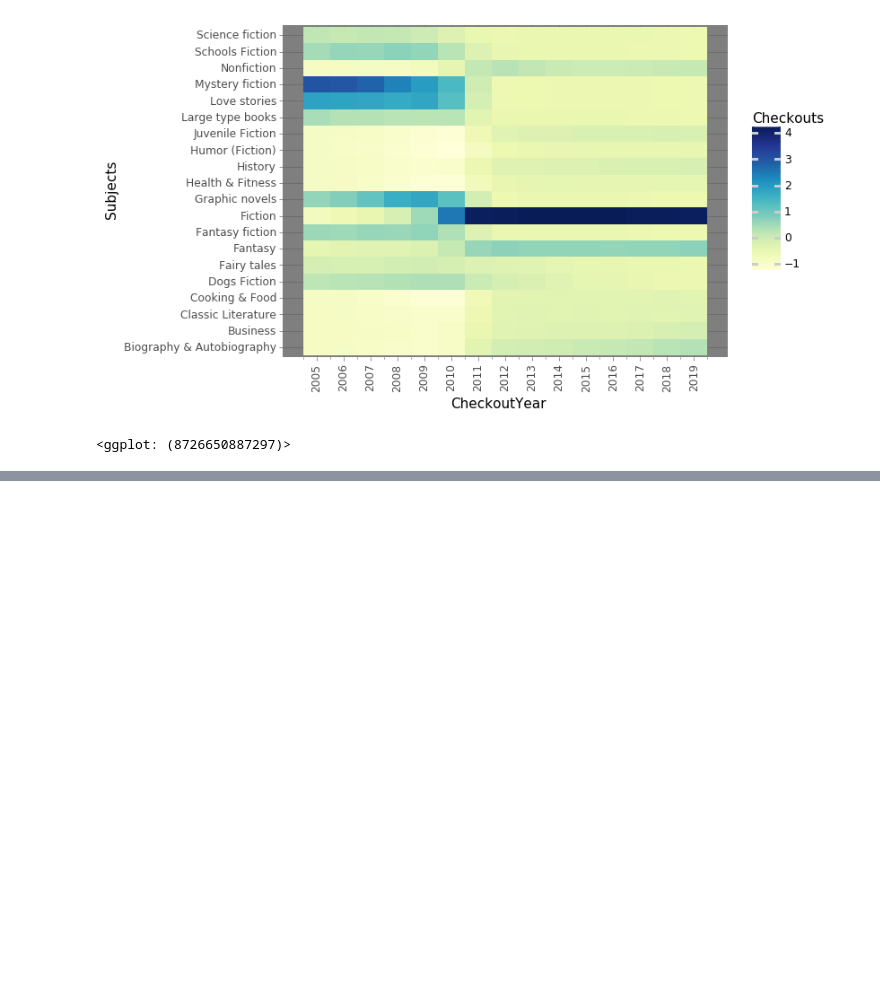
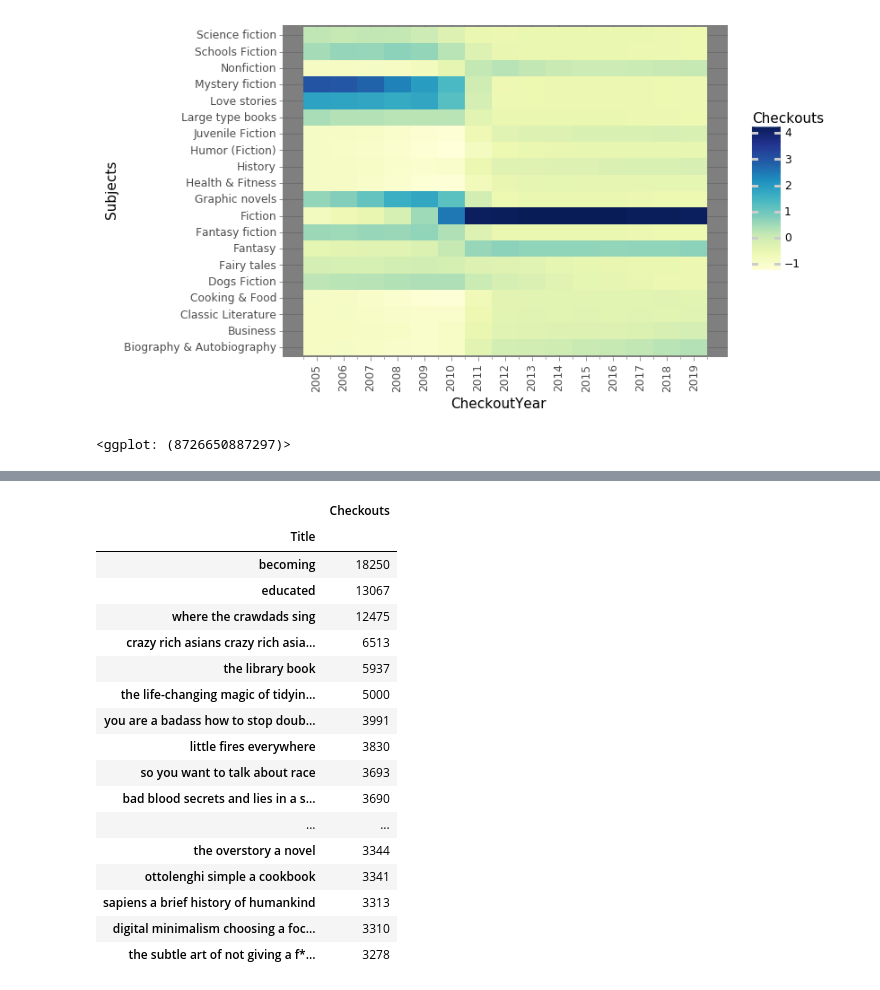
Before and after one commit to rishikanthc/Data-Stories, a Jupyter notebook: seattle-library/exploratory analysis.ipynb, the cells around one changed output, grey strips where cells are left out. Drawn from its saved outputs; the diff is of its cells as text; code cells hidden in the pictures; blank space fills up the shorter version.

```diff
--- a/seattle-library/exploratory analysis.ipynb
+++ b/seattle-library/exploratory analysis.ipynb
@@ -284,0 +289,37 @@ checkouts = pd.concat(checkout_dfs)
+# %%
+df_2019 = (checkouts[checkouts.CheckoutYear == 2019]
+           .assign(Title = lambda x: x.Title.str.partition('/')[0])
+           .set_index('MaterialType')
+           .loc[['BOOK', 'EBOOK', 'AUDIOBOOK']]
+           .reset_index()
+          )
+
+df_2019.Title = (df_2019.Title.str.strip().str.lower().str.partition('a memoir')[0].str.replace(':','')
+.str.replace("\(unabridged\)", '').str.strip())
+
+ranked = (df_2019
+          .groupby('Title', as_index=False)
+          .agg({'Checkouts': 'sum'})
+          .set_index('Title')
+         )
+# %%
+ranked.nlargest(20, 'Checkouts')
+# %% [output]
+|  | Checkouts |
+| Title |  |
+| becoming | 18250 |
+| educated | 13067 |
+| where the crawdads sing | 12475 |
+| crazy rich asians crazy rich asia... | 6513 |
+| the library book | 5937 |
+| the life-changing magic of tidyin... | 5000 |
+| you are a badass how to stop doub... | 3991 |
+| little fires everywhere | 3830 |
+| so you want to talk about race | 3693 |
+| bad blood secrets and lies in a s... | 3690 |
+| ... | ... |
+| the overstory a novel | 3344 |
+| ottolenghi simple a cookbook | 3341 |
+| sapiens a brief history of humankind | 3313 |
+| digital minimalism choosing a foc... | 3310 |
+| the subtle art of not giving a f*... | 3278 |
```
Also changed, not shown: parts of 11 cells of this notebook.
